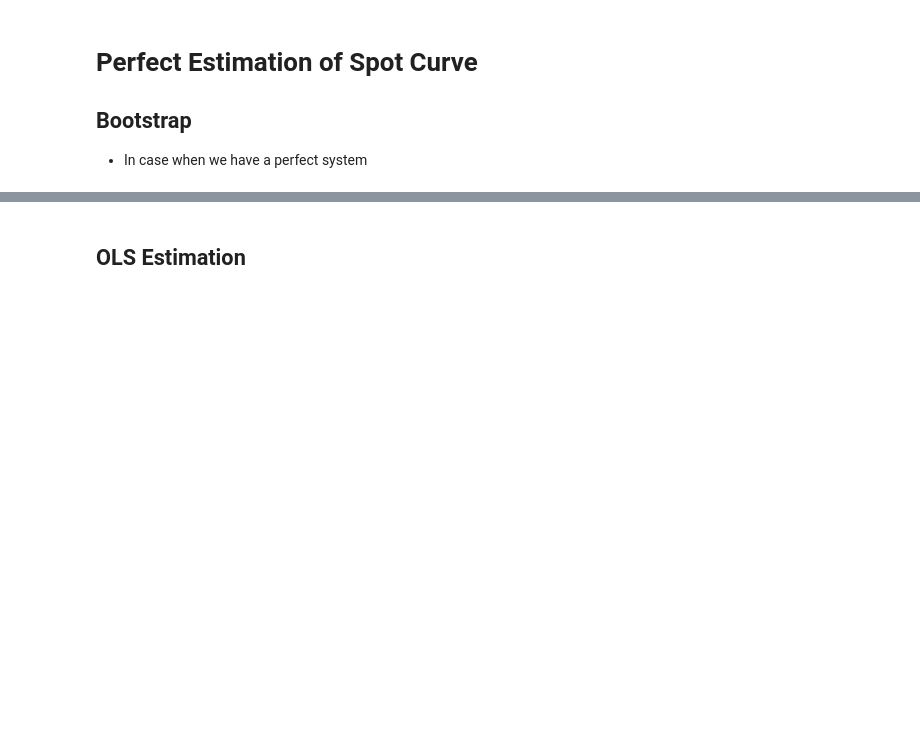
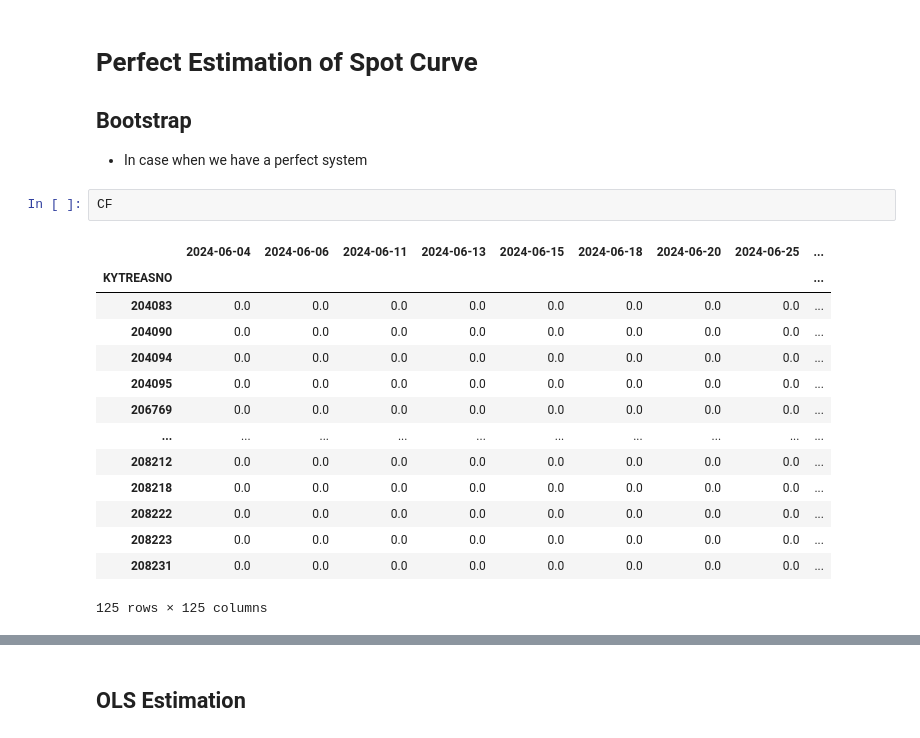
Before and after one commit to Scheffer888/finm-fixedincome-2025, a Jupyter notebook: discussions/W.1. Spot Curve and Discount Rates.ipynb, the cells around one changed output, grey strips where cells are left out. Drawn from its saved outputs; the diff is of its cells as text; blank space fills up the shorter version.

```diff
--- a/discussions/W.1. Spot Curve and Discount Rates.ipynb
+++ b/discussions/W.1. Spot Curve and Discount Rates.ipynb
@@ -308,6 +324,23 @@ In this case,
 ## Bootstrap
 
 - In case when we have a perfect system
+# %%
+CF
+# %% [output]
+|  | 2024-06-04 | 2024-06-06 | 2024-06-11 | 2024-06-13 | 2024-06-15 | 2024-06-18 | 2024-06-20 | 2024-06-25 | ... |
+| KYTREASNO |  |  |  |  |  |  |  |  | ... |
+| 204083 | 0.0 | 0.0 | 0.0 | 0.0 | 0.0 | 0.0 | 0.0 | 0.0 | ... |
+| 204090 | 0.0 | 0.0 | 0.0 | 0.0 | 0.0 | 0.0 | 0.0 | 0.0 | ... |
+| 204094 | 0.0 | 0.0 | 0.0 | 0.0 | 0.0 | 0.0 | 0.0 | 0.0 | ... |
+| 204095 | 0.0 | 0.0 | 0.0 | 0.0 | 0.0 | 0.0 | 0.0 | 0.0 | ... |
+| 206769 | 0.0 | 0.0 | 0.0 | 0.0 | 0.0 | 0.0 | 0.0 | 0.0 | ... |
+| ... | ... | ... | ... | ... | ... | ... | ... | ... | ... |
+| 208212 | 0.0 | 0.0 | 0.0 | 0.0 | 0.0 | 0.0 | 0.0 | 0.0 | ... |
+| 208218 | 0.0 | 0.0 | 0.0 | 0.0 | 0.0 | 0.0 | 0.0 | 0.0 | ... |
+| 208222 | 0.0 | 0.0 | 0.0 | 0.0 | 0.0 | 0.0 | 0.0 | 0.0 | ... |
+| 208223 | 0.0 | 0.0 | 0.0 | 0.0 | 0.0 | 0.0 | 0.0 | 0.0 | ... |
+| 208231 | 0.0 | 0.0 | 0.0 | 0.0 | 0.0 | 0.0 | 0.0 | 0.0 | ... |
+125 rows × 125 columns
 # %%
 RESTRICT_YLD = True
 RESTRICT_TIPS = True
```
Also changed, not shown: parts of 2 cells of this notebook, 6 other files.
